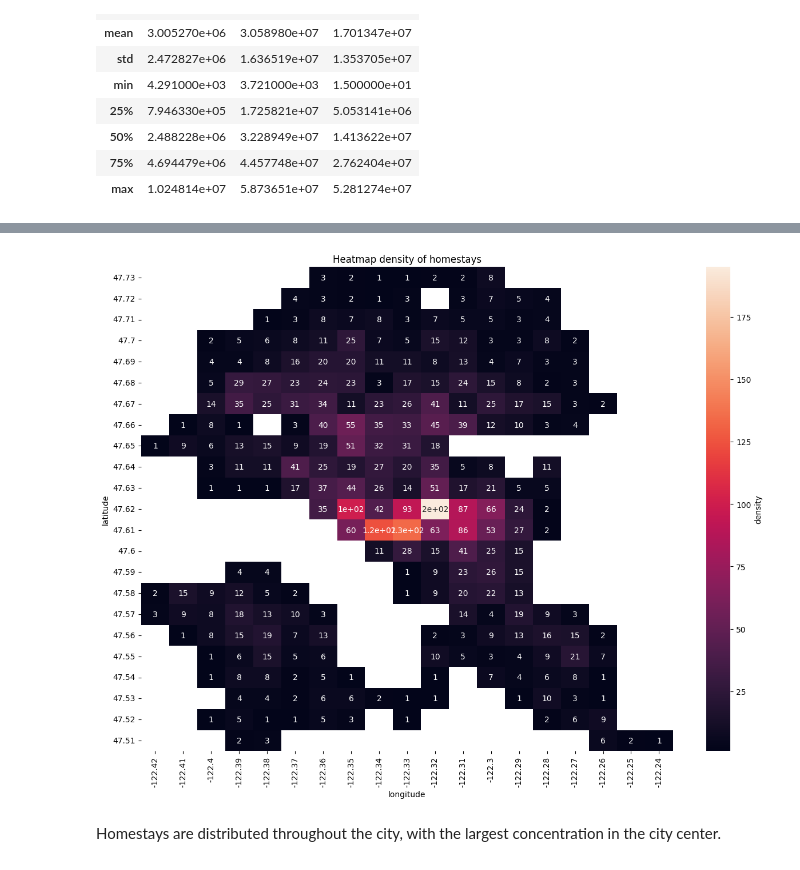
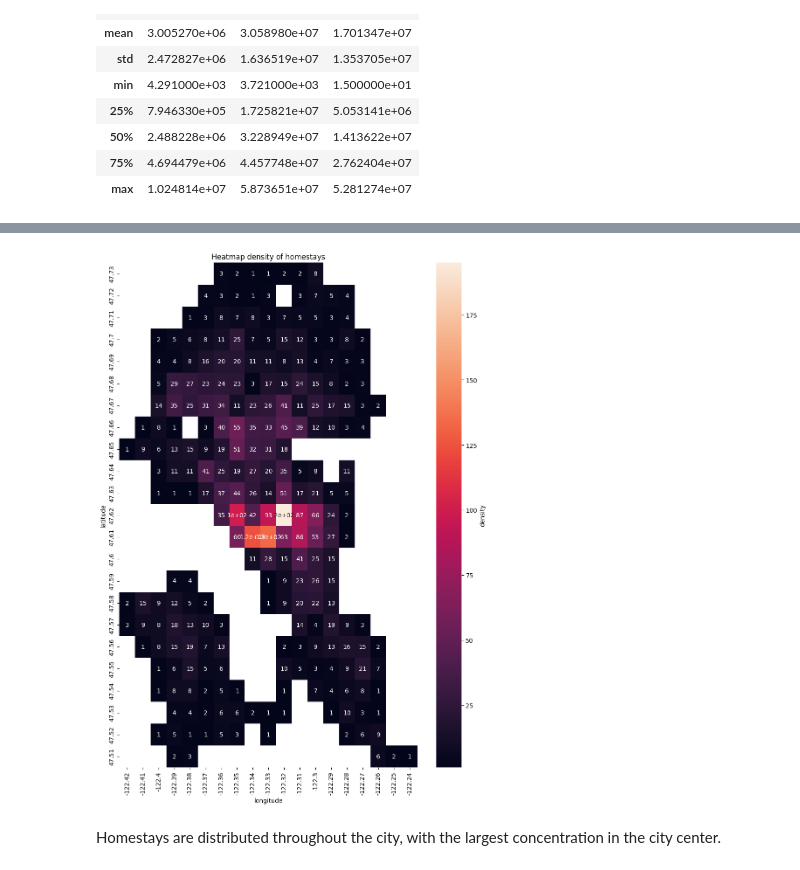
Before and after one commit to NTPac/Write-A-Data-Science-Blog-Post, a Jupyter notebook: data_process.ipynb, the cells around one changed output, grey strips where cells are left out. Drawn from its saved outputs; the diff is of its cells as text; code cells hidden in the pictures.

```diff
--- a/data_process.ipynb
+++ b/data_process.ipynb
@@ -212 +209,23 @@ Index(['id', 'listing_url', 'scrape_id', 'last_scraped', 'name', 'summary',
+# %%
+def create_heat_map(temp, index, column, values, label, title):
+    """create heat map
+
+    Args:
+        temp (dataframe): dataframe of data
+        index (str): index to show
+        column (str): column to show
+        values (str): value to show
+        label (str): lable of chart
+        title (str): title of chart
+    """
+    plt.title(title)
+    listings_heatmap = temp.pivot(index=index, columns=column, values=values)
+    listings_heatmap.sort_index(ascending=False, inplace=True)
+    heatmap = sns.heatmap(listings_heatmap,  annot=True)
+    # Customize the color bar (legend)
+    colorbar = heatmap.collections[0].colorbar
+    colorbar.set_label(label)  # Set the label for the color bar
+    colorbar.ax.tick_params(labelsize=10)  # Set the size of the color bar ticks
+
+    plt.show()
 # %%
@@ -224,26 +243,21 @@ plt.show()
 # %%
+"""Heatmap density of homestays
+
+"""
 listings_clone = listings_df.copy()
 listings_clone = listings_clone[["longitude", "latitude"]]
 listings_clone = listings_clone.round(2)
 listings_clone[["longitude", "latitude"]]
 listings_clone["location"] = 1
 listings_clone = listings_clone.groupby(["longitude", "latitude"]).sum()
 temp = pd.DataFrame(listings_clone.index.to_list(),columns=["longitude", "latitude"])
 temp["location"] = listings_clone.location.values
 temp.sort_values(by="latitude", inplace=True)
-plt.figure(figsize=(15, 11))
-plt.title("Heatmap density of homestays")
-listings_heatmap = temp.pivot(index="latitude", columns="longitude", values="location")
-listings_heatmap.sort_index(ascending=False, inplace=True)
-heatmap = sns.heatmap(listings_heatmap,  annot=True)
-# Customize the color bar (legend)
-colorbar = heatmap.collections[0].colorbar
-colorbar.set_label('density')  # Set the label for the color bar
-colorbar.ax.tick_params(labelsize=10)  # Set the size of the color bar ticks
+plt.figure(figsize=(11, 15))
 
-plt.show()
+create_heat_map(temp, "latitude", "longitude", "location", 'density', "Heatmap density of homestays")
 # %% [output]
-[figure, old version]
+[figure, new version]
 # %% [markdown]
 Homestays are distributed throughout the city, with the largest concentration in the city center.
 # %%
```
Also changed, not shown: parts of 49 cells of this notebook, 1 other file.
